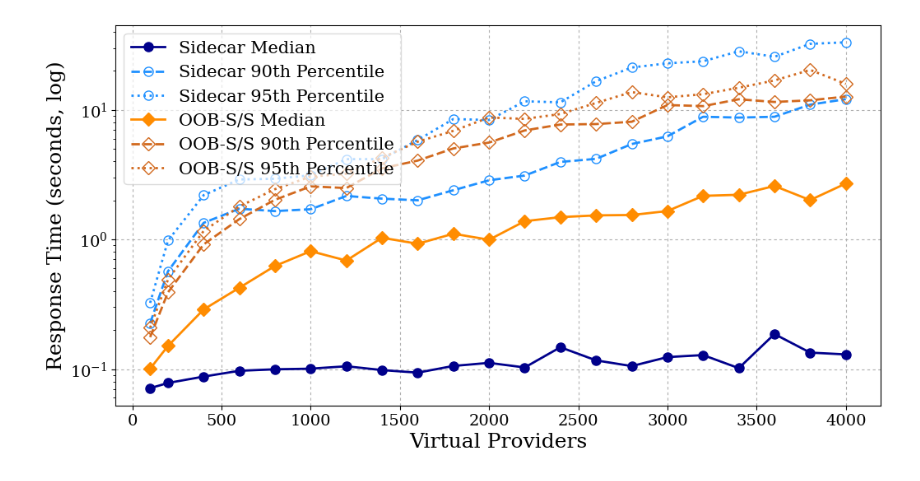
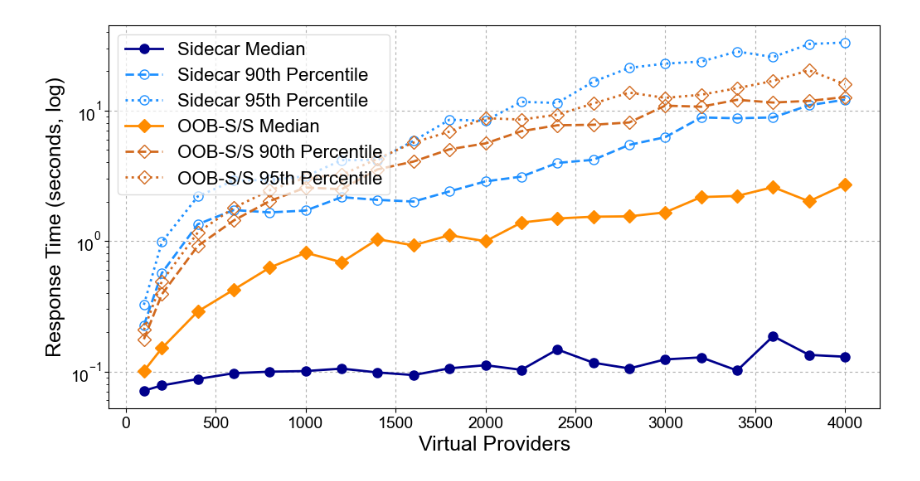
Before and after one commit to lokingdav/sidecar, a Jupyter notebook: jodi/prototype/experiments/results/scripts/exp3-k6-rt.ipynb, the cells around one changed output. Cells and saved outputs as stored; diff of their text form; code cells hidden in the pictures.

Commit message:
Changed font sizes in charts to Arial

```diff
--- a/jodi/prototype/experiments/results/scripts/exp3-k6-rt.ipynb
+++ b/jodi/prototype/experiments/results/scripts/exp3-k6-rt.ipynb
@@ -1,7 +1,9 @@
 # %%
+
 import pandas as pd
 import matplotlib.pyplot as plt
 import matplotlib as mpl
+import matplotlib.font_manager as fm
 
 # Constants
 oobss = 'oob-s/s'
@@ -9,11 +11,21 @@ jodi  = 'jodi'
 name  = "Sidecar"
 
 # Set global font settings to a serif font like Times New Roman
-mpl.rcParams['font.family'] = 'serif'
+# mpl.rcParams['font.family'] = 'serif'
 mpl.rcParams['font.size']   = 14
+mpl.rcParams.update({
+    # Choose sans-serif typeface
+    "font.family":      "sans-serif",
+    "font.sans-serif":  ["Arial"],
+
+    # Make sure PDFs/SVGs embed real vector (TrueType) outlines
+    "pdf.fonttype":     42,
+    "ps.fonttype":      42,
+})
+
 
 labelFontSize=18
-lagendFontSize=15
+lagendFontSize=16
 
 # Load the CSV file
 df = pd.read_csv('../k6-rt.csv')
@@ -59,31 +71,31 @@ for protocol in [jodi, oobss]:
         fc  = c if fill_marker[metric] else "none"
         ec  = c
 
         plt.plot(
             subset["VUs"],
             subset[metric],
             color=c,
             linestyle=ls,
             linewidth=2,
             marker=mkr,
             markersize=8,
             markerfacecolor=fc,
             markeredgecolor=ec,
             label=f"{proto_lbl} {metric if metric=='Median' else metric.replace('P(', '').replace(')', 'th Percentile')}"
         )
 
 plt.yscale("log")
 plt.xlabel("Virtual Providers", fontsize=labelFontSize)
 plt.ylabel("Response Time (seconds, log)", fontsize=labelFontSize)
 plt.legend(
     loc='upper left',
     fontsize=lagendFontSize,
     title_fontsize=lagendFontSize,
     framealpha=0.7
 )
 plt.grid(True, linestyle=(0, (3, 3)), linewidth=0.8, zorder=0)
 
 plt.savefig("../charts/res-time.pdf", bbox_inches='tight', dpi=300)
 plt.show()
 # %% [output]
-[figure, old version]
+[figure, new version]
```
Also changed, not shown: 7 other files.
